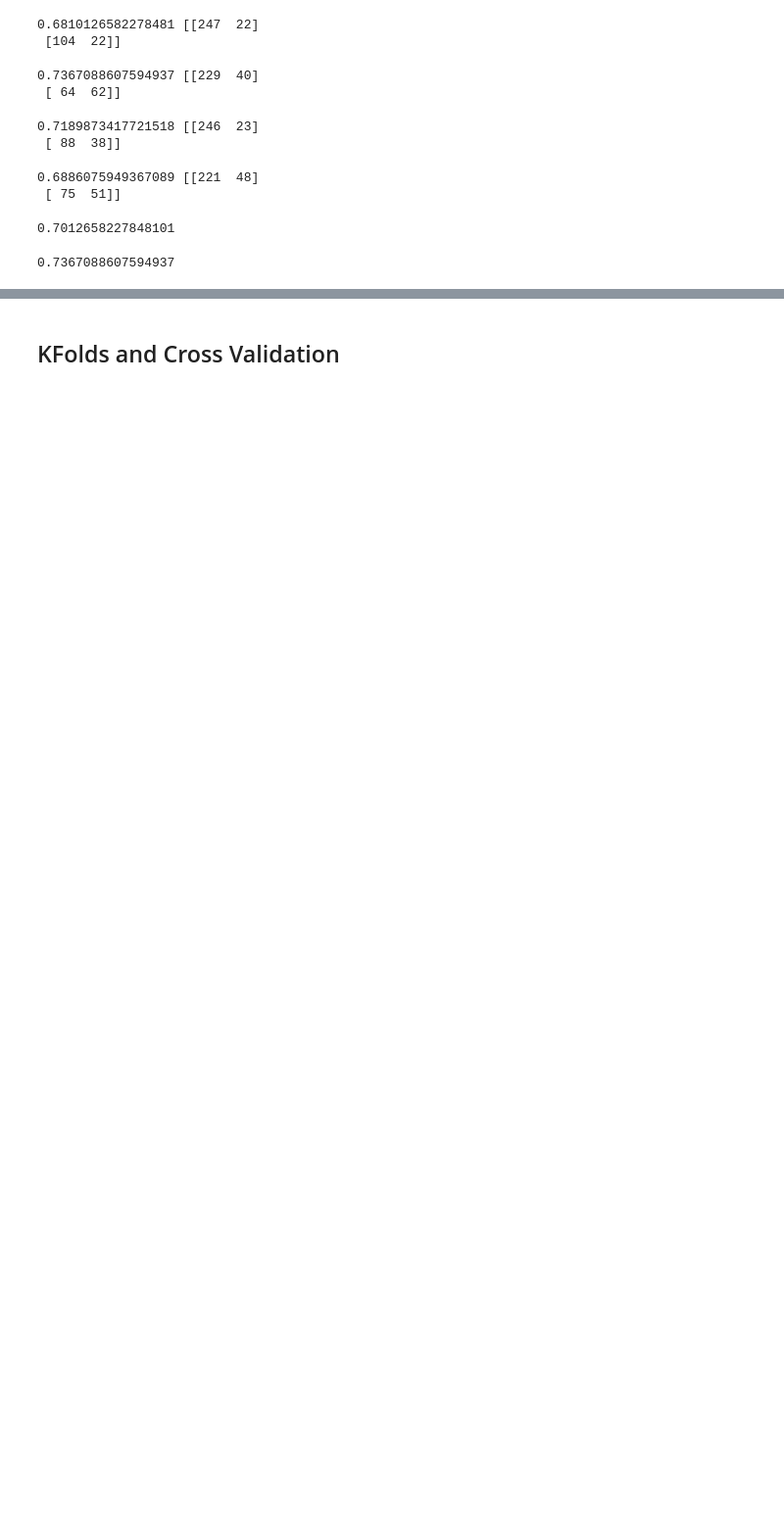
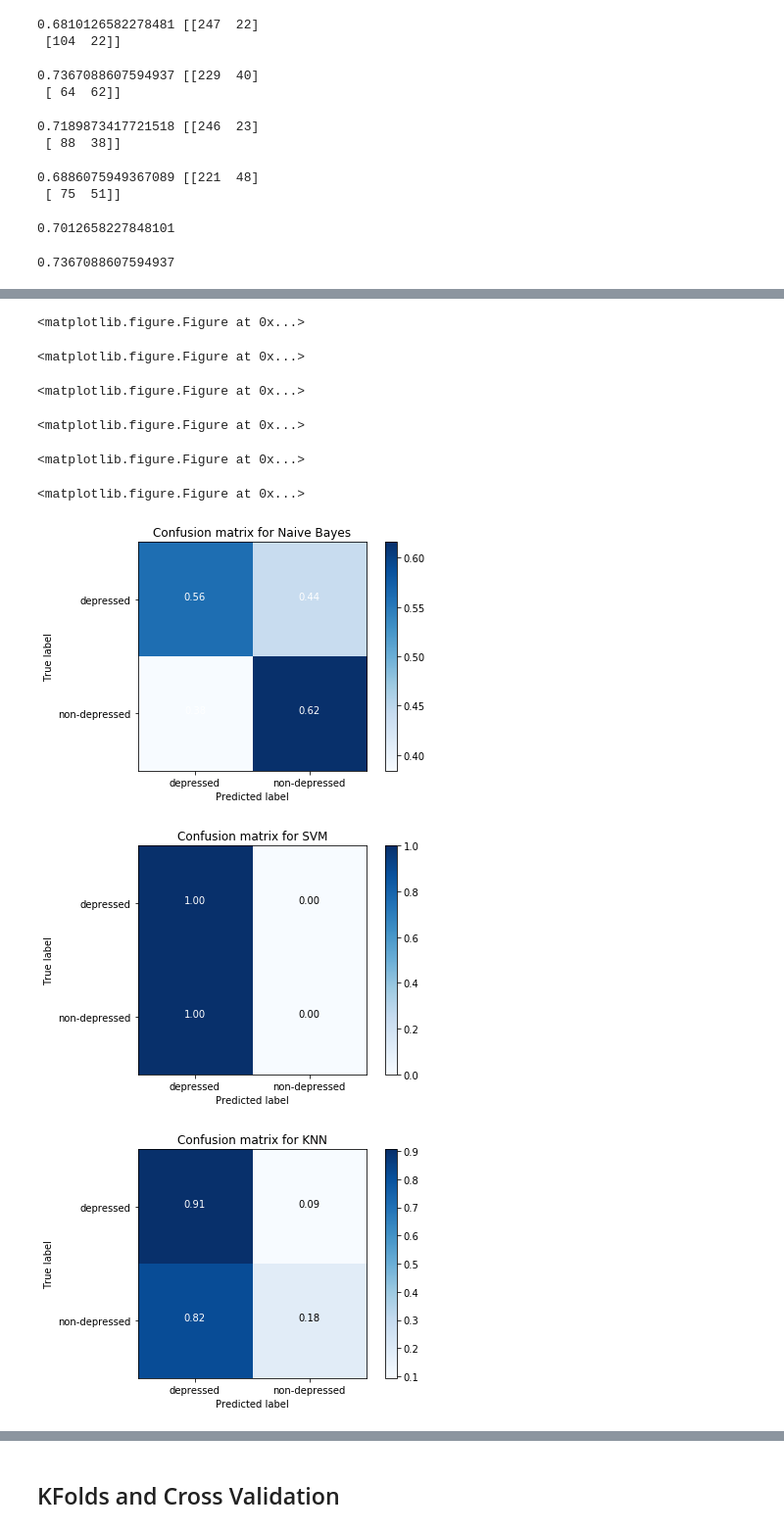
Before and after one commit to ym224/TwitterDepressionDetection, a Jupyter notebook: twitter_depression_detection_complex.ipynb, the cells around one changed output, grey strips where cells are left out. Shown at 98% size. Cells and saved outputs as stored; diff of their text form; code cells hidden in the pictures; blank space fills up the shorter version.

```diff
--- a/twitter_depression_detection_complex.ipynb
+++ b/twitter_depression_detection_complex.ipynb
@@ -81,8 +81,9 @@ def preprocess_tweet(tweet):
     for index, word in enumerate(words):
         # remove all stopwords
         if word not in stopwords.words('english'):
-            # if not stopword, lemmatize
-            _words.append(stemmer.stem(word))
+            # remove stemming
+            #_words.append(stemmer.stem(word))
+            _words.append(word)
 
     tweet = ' '.join(_words)
     return tweet
@@ -176,5 +428,5 @@ for index, row in userInfo.iterrows():
 # %%
-columns = ['user', 'depression', 'absolutist_terms', 'tsugawa_terms', 'avg_sentiment', 'first_person','avg_word_length','avg_char_length', 'insomnia_index', 'retweet_rate', 'url_percent', 'avg_usertags', 'avg_unique_usertags']
+columns = ['user', 'depression', 'negative_tweets', 'positive_tweets', 'absolutist_terms', 'tsugawa_terms', 'avg_sentiment', 'first_person','avg_word_length','avg_char_length', 'insomnia_index', 'retweet_rate', 'url_percent', 'avg_usertags', 'avg_unique_usertags']
 train_data=pd.DataFrame(columns=columns)
 test_data=pd.DataFrame(columns=columns)
 
@@ -205,7 +457,6 @@ for user, condition in user_condition.items():
         num_urls = 0
         num_usertags = 0
         set_usertags = set()
-
         for i in range(len(tweets)):
             tweet = tweets.iloc[i]
             # preprocess tweet texts per user
@@ -541,0 +754,12 @@ Normalized confusion matrix
+# %%
+class_names = ['depressed', 'non-depressed']
+classifiers = [cm_NB, cm_SVM, cm_KNN, cm_RF]
+classifier_names = ['Naive Bayes', 'SVM', 'KNN', 'Random Forest']
+index = 0
+for index in range(len(classifiers)):
+    plt.figure()
+    plot_confusion_matrix(classifiers[index], class_names, True, 'Confusion matrix for ' + classifier_names[index])
+    index+=1
+
+plt.show()
+# %% [output]
@@ -541,0 +778,9 @@ Normalized confusion matrix
+<matplotlib.figure.Figure at 0x...>
+<matplotlib.figure.Figure at 0x...>
+<matplotlib.figure.Figure at 0x...>
+<matplotlib.figure.Figure at 0x...>
+<matplotlib.figure.Figure at 0x...>
+<matplotlib.figure.Figure at 0x...>
+[figure, added]
+[figure, added]
+[figure, added]
```
Also changed, not shown: parts of 22 cells of this notebook.
